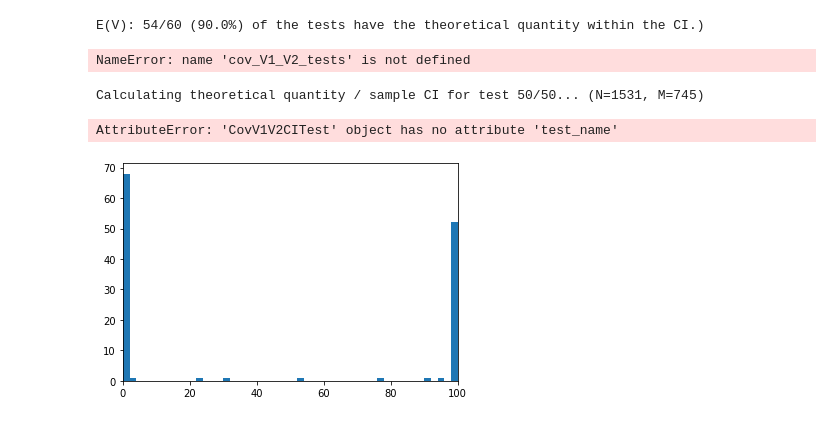
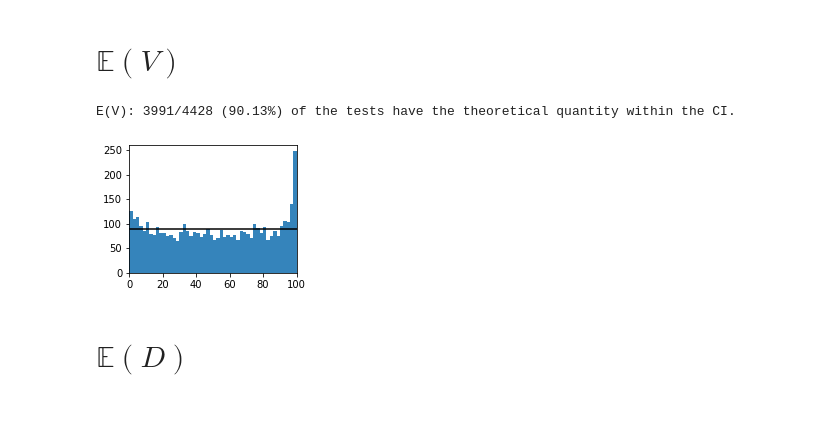
Before and after one commit to liuchbryan/ranking_under_lower_uncertainty, a Jupyter notebook: bootstrap_CI_tests_analysis.ipynb, the cells around one changed output. Saved outputs shown, nothing was run; the diff lists cells and outputs as text; code cells hidden in the pictures.

```diff
--- a/bootstrap_CI_tests_analysis.ipynb
+++ b/bootstrap_CI_tests_analysis.ipynb
@@ -196,26 +11,0 @@ The test collection is saved at ./output/bootstrap_CI_tests/CovV1V2CITest_158330
-# %%
-E_V_tests = find_all_tests_in_same_category(EVCITest(sigma_sq_1=0.5**2),
-                                                  in_dir='./output/')
-
-for test in E_V_tests:
-    test.theoretical_quantity_cache = None
-
-print_test_collection_result(E_V_tests)
-
-save_test_collection(E_V_tests, in_dir="./output/bootstrap_CI_tests/")
-# %% [output]
-E(V): 54/60 (90.0%) of the tests have the theoretical quantity within the CI.)
-NameError: name 'cov_V1_V2_tests' is not defined
-# %%
-cov_V1_V2_tests = find_all_tests_in_same_category(CovV1V2CITest(sigma_sq_1=0.5**2),
-                                                  in_dir='./output/')
-
-# for test in cov_V1_V2_tests:
-#     test.theoretical_quantity_cache = None
-
-print_test_collection_result(cov_V1_V2_tests)
-
-# save_test_collection(cov_V1_V2_tests, in_dir="./output/bootstrap_CI_tests/")
-# %% [output]
-Calculating theoretical quantity / sample CI for test 50/50... (N=1531, M=745)
-AttributeError: 'CovV1V2CITest' object has no attribute 'test_name'
@@ -222,12 +23,28 @@ AttributeError: 'CovV1V2CITest' object has no attribute 'test_name'
+# %% [markdown]
+# $\mathbb{E}(V)$
+# %%
+print_test_collection_result(E_V_tests)
+# %% [output]
+E(V): 3991/4428 (90.13%) of the tests have the theoretical quantity within the CI.
 # %%
-test_collection = cov_V1_V2_tests
+test_collection = E_V_tests
+N_BINS=50
 
 theoretical_quantity_percentiles = [
     test.theoretical_quantity_sample_percentile()
     for test in test_collection]
 
-plt.hist(theoretical_quantity_percentiles, bins=range(0, 102, 2))
+plt.figure(figsize=(3, 2.35))
+
+plt.hist(theoretical_quantity_percentiles,
+         bins=range(0, 100 + int(100 / N_BINS), int(100 / N_BINS)),
+         alpha=0.9)
+plt.axhline(len(test_collection) / N_BINS, c='black')
 plt.xlim(0, 100)
-plt.show()
+# plt.show()
+plt.savefig("./output/fig/E_V_validation.pdf",
+            transparent=True, bbox_inches='tight')
 # %% [output]
-[figure, old version]
+[figure, new version]
+# %% [markdown]
+# $\mathbb{E}(D)$
```
Also changed, not shown: parts of 16 cells of this notebook, 13 other files.
